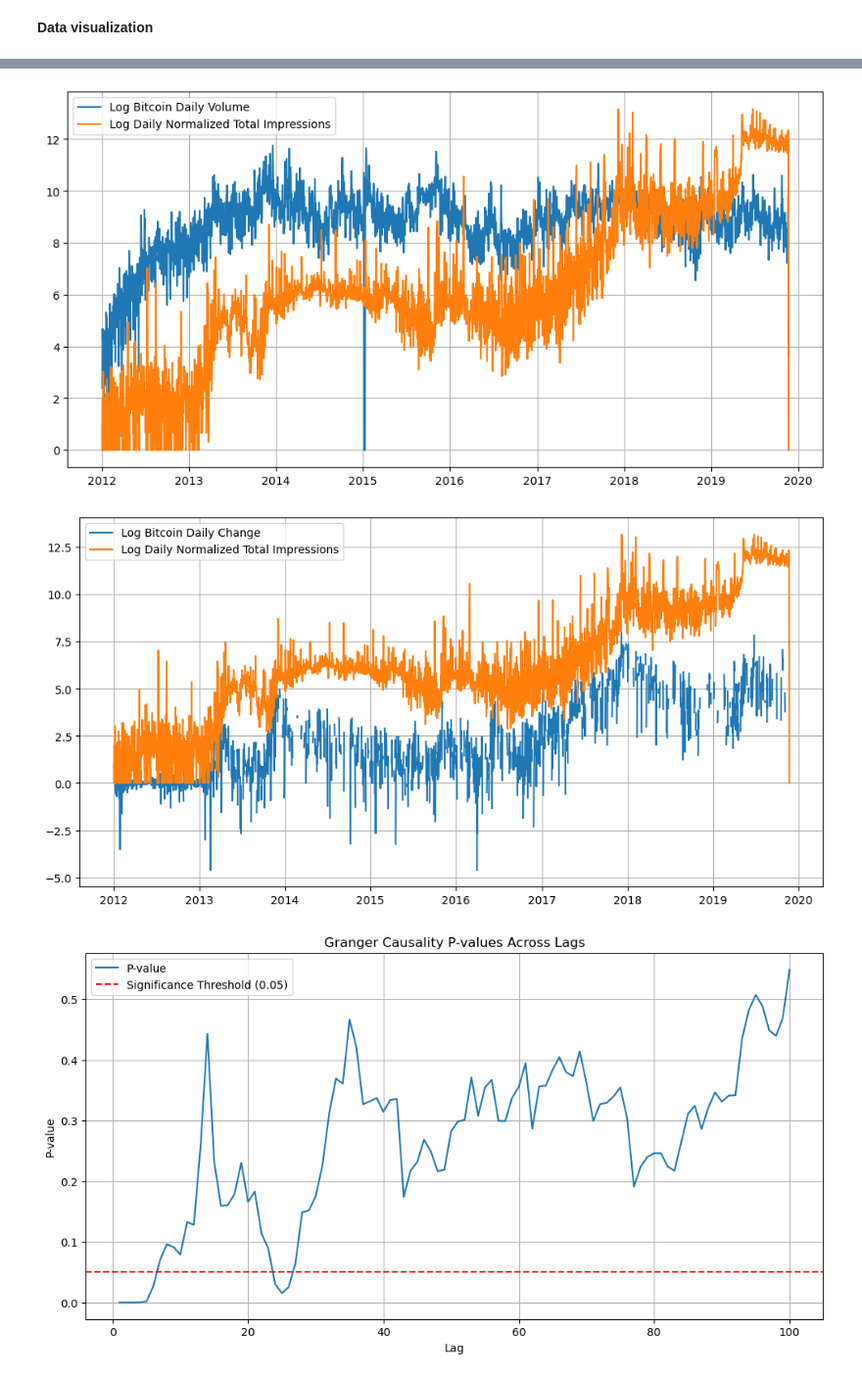
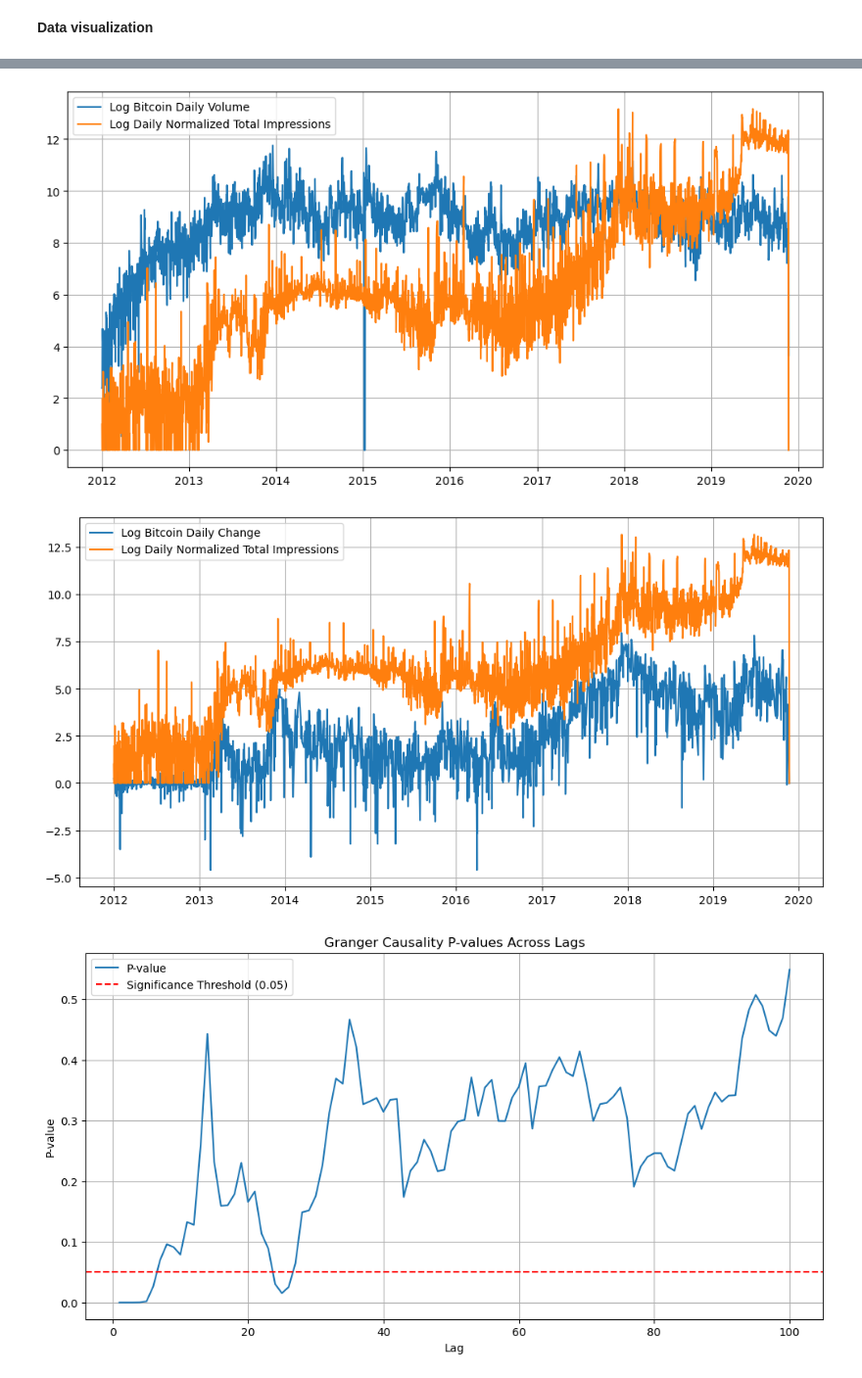
Before and after one commit to finn-prins/Scientific-Data-Analysis-Project, a Jupyter notebook: team_11.ipynb, the cells around one changed output, grey strips where cells are left out. Shown at 98% size. Cells and saved outputs as stored; diff of their text form; code cells hidden in the pictures.

Commit message:
Fixed missing values in bitcoin['change']

```diff
--- a/team_11.ipynb
+++ b/team_11.ipynb
@@ -189,12 +189,11 @@ bitcoin['date'] = pd.to_datetime(bitcoin['date'])
 bitcoin = pd.merge(date_df, bitcoin, on='date', how='left')
 bitcoin = bitcoin.fillna(0)
 
-
-log_price = np.log(bitcoin['price'] + 1)           # Adding 1 to avoid log(0)
-log_volume = np.log(bitcoin['volume'] + 1)         # Adding 1 to avoid log(0)
-log_change = np.log(bitcoin['change'] + 1)         # Adding 1 to avoid log(0)
-log_impressions = np.log(impressions['total'] + 1) # Adding 1 to avoid log(0)
-
+# Adding 1 to avoid log(0) and interpolting for missing values
+log_price = np.log(bitcoin['price'] + 1).interpolate(method='linear')
+log_volume = np.log(bitcoin['volume'] + 1).interpolate(method='linear')
+log_change = np.log(bitcoin['change'] + 1).interpolate(method='linear')
+log_impressions = np.log(impressions['total'] + 1).interpolate(method='linear')
 
 # plt.figure(figsize=(12, 6))
 # plt.plot(bitcoin['date'], bitcoin['price'], label='Bitcoin Daily Price')
@@ -215,34 +214,34 @@ plt.show()
 # plt.plot(bitcoin['date'], bitcoin['volume'], label='Bitcoin Daily Price')
 # plt.plot(impressions['date'], impressions['total'], label='Daily Normalized Total Impressions')
 # plt.legend()
 # plt.grid(True)
 # plt.show()
 
 plt.figure(figsize=(12, 6))
 plt.plot(bitcoin['date'], log_volume, label='Log Bitcoin Daily Volume')
 plt.plot(impressions['date'], log_impressions, label='Log Daily Normalized Total Impressions')
 plt.legend()
 plt.grid(True)
 plt.show()
 
 
 # plt.figure(figsize=(12, 6))
 # plt.plot(bitcoin['date'], bitcoin['change'], label='Bitcoin Daily Price')
 # plt.plot(impressions['date'], impressions['total'], label='Daily Normalized Total Impressions')
 # plt.legend()
 # plt.grid(True)
 # plt.show()
 
 plt.figure(figsize=(12, 6))
 plt.plot(bitcoin['date'], log_change, label='Log Bitcoin Daily Change')
 plt.plot(impressions['date'], log_impressions, label='Log Daily Normalized Total Impressions')
 plt.legend()
 plt.grid(True)
 plt.show()
 # %% [output]
 [figure]
 [figure]
-[figure, old version]
+[figure, new version]
 # %%
 from statsmodels.tsa.stattools import grangercausalitytests
 
```
